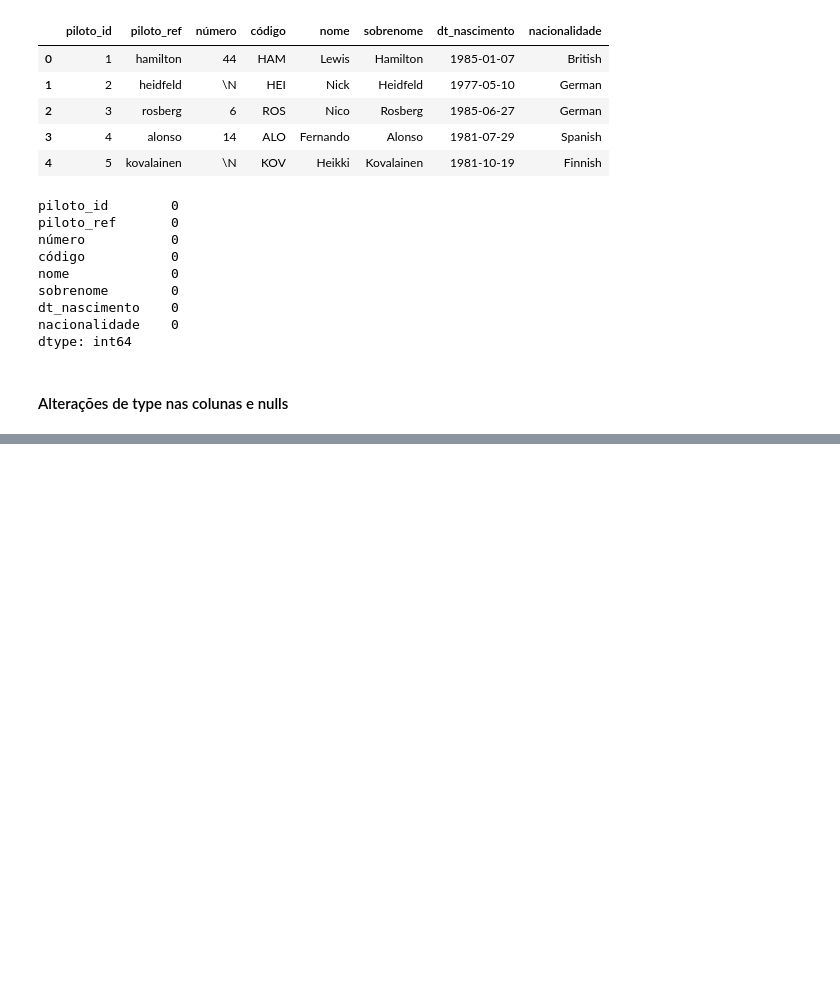
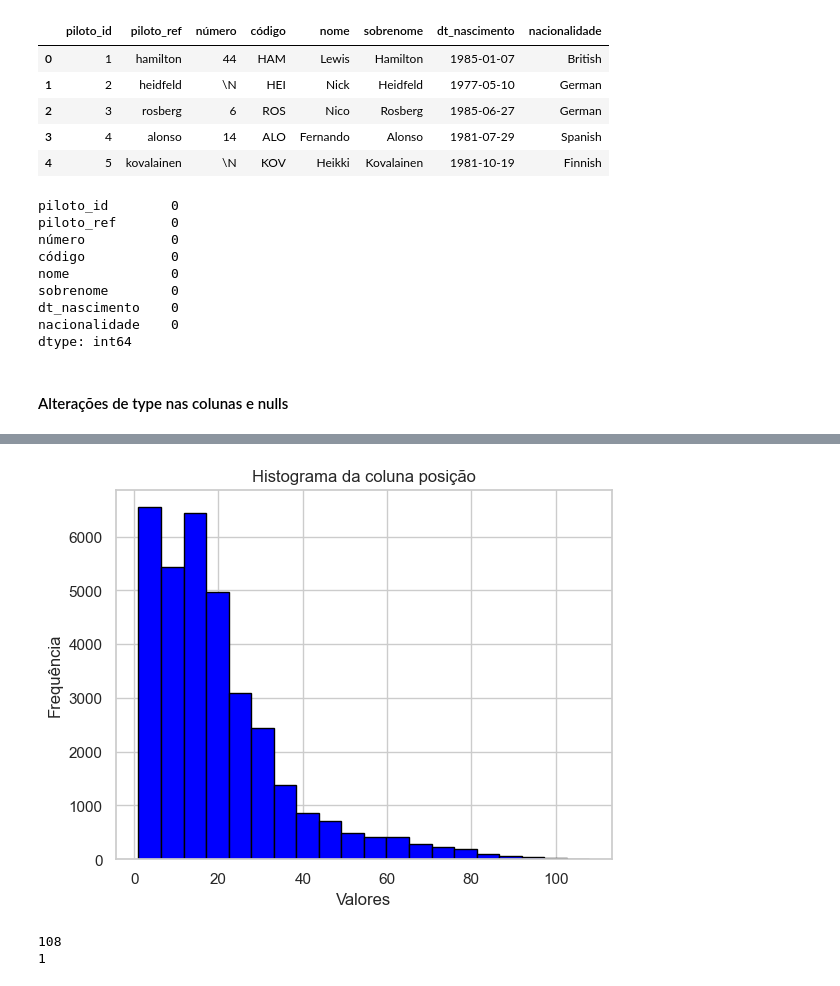
Before and after one commit to augustopinho/fatec_ipi_projeto_integrador_3, a Jupyter notebook: tratamento_limpeza_dataset.ipynb, the cells around one changed output, grey strips where cells are left out. Cells and saved outputs as stored; diff of their text form; code cells hidden in the pictures; blank space fills up the shorter version.

```diff
--- a/tratamento_limpeza_dataset.ipynb
+++ b/tratamento_limpeza_dataset.ipynb
@@ -184,0 +384,19 @@ pilotos['dt_nascimento'] = pd.to_datetime(pilotos['dt_nascimento'])
+# %%
+# Criar o histograma
+plt.hist(piloto_classificacoes['posição'], bins=20, color='blue', edgecolor='black')
+
+# Adicionar rótulos ao gráfico
+plt.xlabel('Valores')
+plt.ylabel('Frequência')
+plt.title('Histograma da coluna posição')
+
+# Mostrar o gráfico
+plt.show()
+# %% [output]
+[figure, added]
+# %%
+print(piloto_classificacoes['posição'].max())
+print(piloto_classificacoes['posição'].min())
+# %% [output]
+108
+1
```
Also changed, not shown: parts of 25 cells of this notebook, 1 other file.
